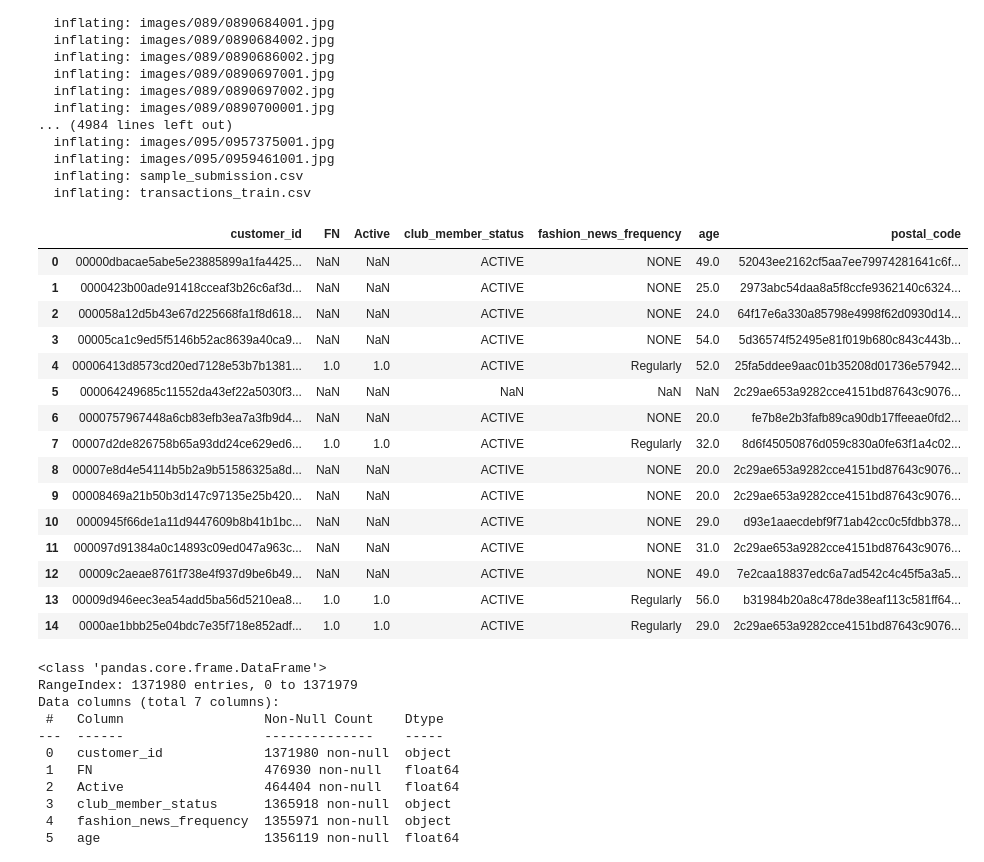
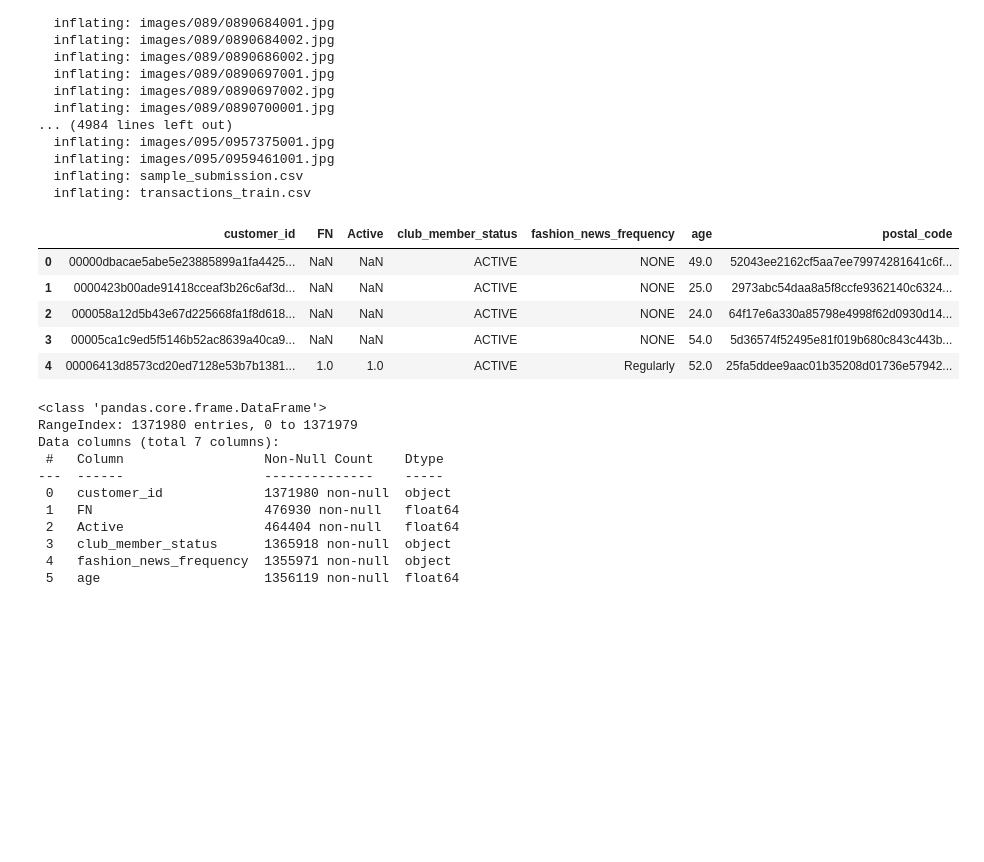
Before and after one commit to Martin-Msb/context-aware-recommendation, a Jupyter notebook: context_aware_recommender.ipynb, the cells around one changed output. Saved outputs shown, nothing was run; the diff lists cells and outputs as text; code cells hidden in the pictures; blank space fills up the shorter version.

```diff
--- a/context_aware_recommender.ipynb
+++ b/context_aware_recommender.ipynb
@@ -71,26 +71,16 @@ import matplotlib.pyplot as plt
 import seaborn as sns
 %matplotlib inline
 # %%
-customers_df = pd.read_csv(r"C:\Users\AdminPC\Edda Stuff\Edda Data Scientist\Python Projects\datasets\customers.csv")
+customers_df = pd.read_csv('customers.csv')
 # %%
-customers_df.head(15)
+customers_df.head()
 # %% [output]
 |  | customer_id | FN | Active | club_member_status | fashion_news_frequency | age | postal_code |
 | 0 | 00000dbacae5abe5e23885899a1fa4425... | NaN | NaN | ACTIVE | NONE | 49.0 | 52043ee2162cf5aa7ee79974281641c6f... |
 | 1 | 0000423b00ade91418cceaf3b26c6af3d... | NaN | NaN | ACTIVE | NONE | 25.0 | 2973abc54daa8a5f8ccfe9362140c6324... |
 | 2 | 000058a12d5b43e67d225668fa1f8d618... | NaN | NaN | ACTIVE | NONE | 24.0 | 64f17e6a330a85798e4998f62d0930d14... |
 | 3 | 00005ca1c9ed5f5146b52ac8639a40ca9... | NaN | NaN | ACTIVE | NONE | 54.0 | 5d36574f52495e81f019b680c843c443b... |
 | 4 | 00006413d8573cd20ed7128e53b7b1381... | 1.0 | 1.0 | ACTIVE | Regularly | 52.0 | 25fa5ddee9aac01b35208d01736e57942... |
-| 5 | 000064249685c11552da43ef22a5030f3... | NaN | NaN | NaN | NaN | NaN | 2c29ae653a9282cce4151bd87643c9076... |
-| 6 | 0000757967448a6cb83efb3ea7a3fb9d4... | NaN | NaN | ACTIVE | NONE | 20.0 | fe7b8e2b3fafb89ca90db17ffeeae0fd2... |
-| 7 | 00007d2de826758b65a93dd24ce629ed6... | 1.0 | 1.0 | ACTIVE | Regularly | 32.0 | 8d6f45050876d059c830a0fe63f1a4c02... |
-| 8 | 00007e8d4e54114b5b2a9b51586325a8d... | NaN | NaN | ACTIVE | NONE | 20.0 | 2c29ae653a9282cce4151bd87643c9076... |
-| 9 | 00008469a21b50b3d147c97135e25b420... | NaN | NaN | ACTIVE | NONE | 20.0 | 2c29ae653a9282cce4151bd87643c9076... |
-| 10 | 0000945f66de1a11d9447609b8b41b1bc... | NaN | NaN | ACTIVE | NONE | 29.0 | d93e1aaecdebf9f71ab42cc0c5fdbb378... |
-| 11 | 000097d91384a0c14893c09ed047a963c... | NaN | NaN | ACTIVE | NONE | 31.0 | 2c29ae653a9282cce4151bd87643c9076... |
-| 12 | 00009c2aeae8761f738e4f937d9be6b49... | NaN | NaN | ACTIVE | NONE | 49.0 | 7e2caa18837edc6a7ad542c4c45f5a3a5... |
-| 13 | 00009d946eec3ea54add5ba56d5210ea8... | 1.0 | 1.0 | ACTIVE | Regularly | 56.0 | b31984b20a8c478de38eaf113c581ff64... |
-| 14 | 0000ae1bbb25e04bdc7e35f718e852adf... | 1.0 | 1.0 | ACTIVE | Regularly | 29.0 | 2c29ae653a9282cce4151bd87643c9076... |
 # %%
 customers_df.info()
 # %% [output]
```
Also changed, not shown: parts of 4 cells of this notebook.
